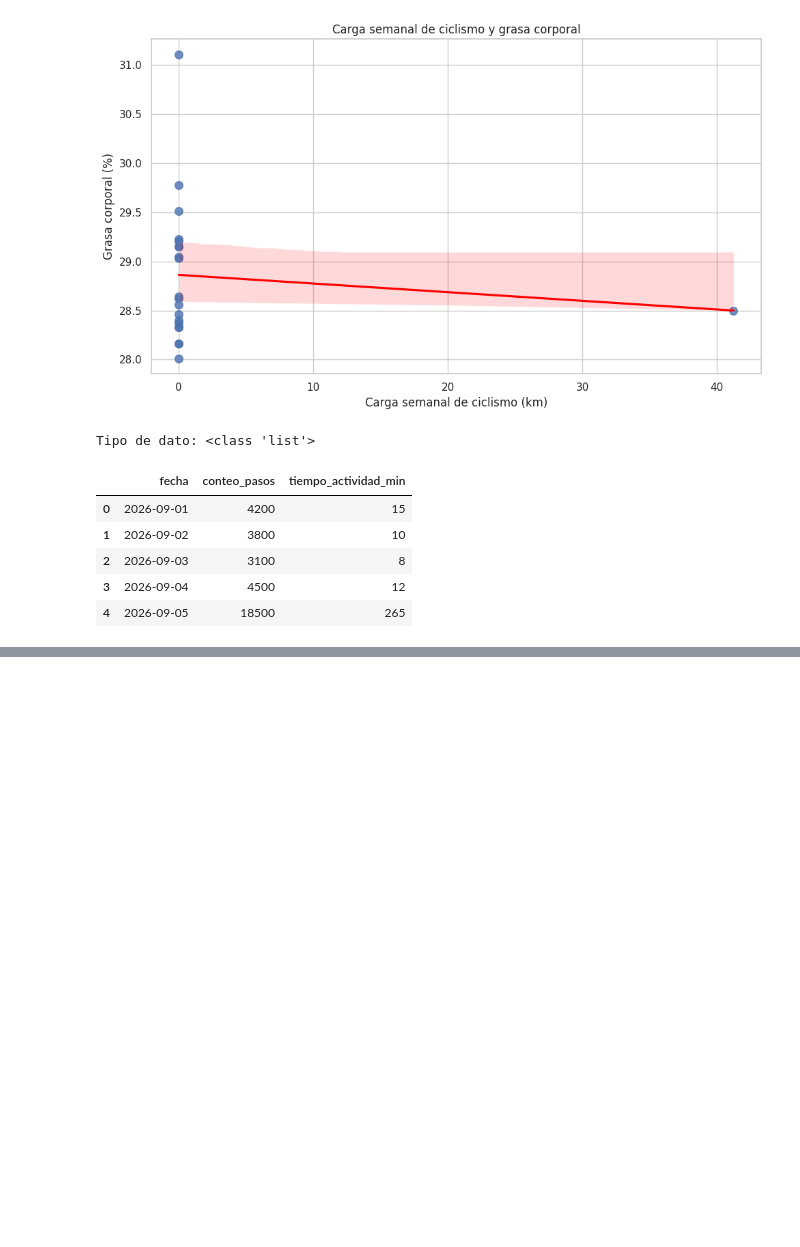
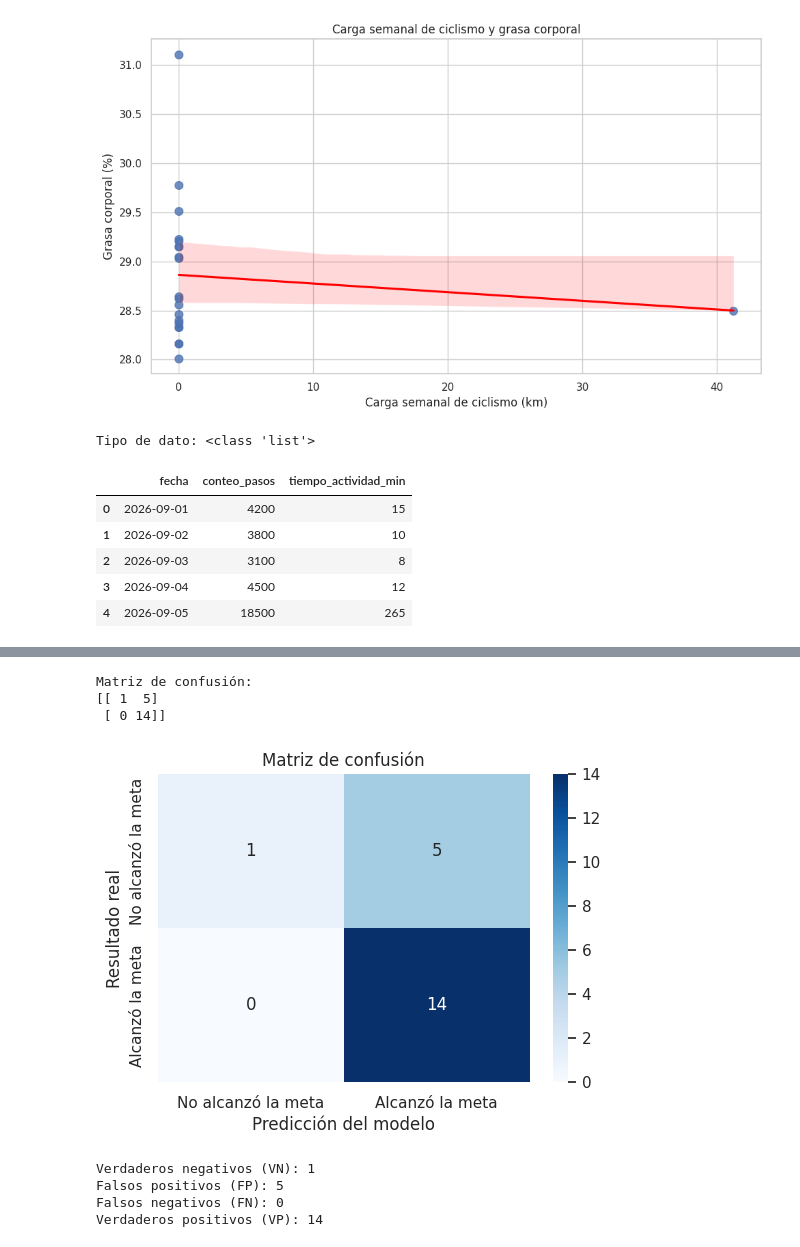
Before and after one commit to GabyPaolaING/Machine-Learning, a Jupyter notebook: P2P1.- INTEGRACIÓN MULTIFUENTE DE DATOS .ipynb, the cells around one changed output, grey strips where cells are left out. Cells and saved outputs as stored; diff of their text form; code cells hidden in the pictures; blank space fills up the shorter version.

```diff
--- a/P2P1.- INTEGRACIÓN MULTIFUENTE DE DATOS .ipynb
+++ b/P2P1.- INTEGRACIÓN MULTIFUENTE DE DATOS .ipynb
@@ -3283,0 +3330,15 @@ plt.show()
+# %%
+# Predecir las clases
+y_pred = modelo_logistico.predict(X_test_escalado)
+
+# Calcular las probabilidades de alcanzar la meta
+y_prob = modelo_logistico.predict_proba(X_test_escalado)[:, 1]
+
+# Mostrar los resultados
+resultados = pd.DataFrame({
+    "Resultado_real": y_test.values,
+    "Prediccion": y_pred,
+    "Probabilidad_de_meta": y_prob
+})
+
+display(resultados)
@@ -3283,0 +3363,41 @@ plt.show()
+# %%
+# Crear la matriz de confusión
+matriz = confusion_matrix(y_test, y_pred, labels=[0, 1])
+
+print("Matriz de confusión:")
+print(matriz)
+
+# Crear una gráfica
+plt.figure(figsize=(6, 4))
+
+sns.heatmap(
+    matriz,
+    annot=True,
+    fmt="d",
+    cmap="Blues",
+    xticklabels=["No alcanzó la meta", "Alcanzó la meta"],
+    yticklabels=["No alcanzó la meta", "Alcanzó la meta"]
+)
+
+plt.title("Matriz de confusión")
+plt.xlabel("Predicción del modelo")
+plt.ylabel("Resultado real")
+plt.show()
+# %% [output]
+Matriz de confusión:
+[[ 1  5]
+ [ 0 14]]
+[figure, added]
+# %%
+# Extraer los valores de la matriz
+VN, FP, FN, VP = matriz.ravel()
+
+print("Verdaderos negativos (VN):", VN)
+print("Falsos positivos (FP):", FP)
+print("Falsos negativos (FN):", FN)
+print("Verdaderos positivos (VP):", VP)
+# %% [output]
+Verdaderos negativos (VN): 1
+Falsos positivos (FP): 5
+Falsos negativos (FN): 0
+Verdaderos positivos (VP): 14
```
Also changed, not shown: parts of 23 cells of this notebook.
